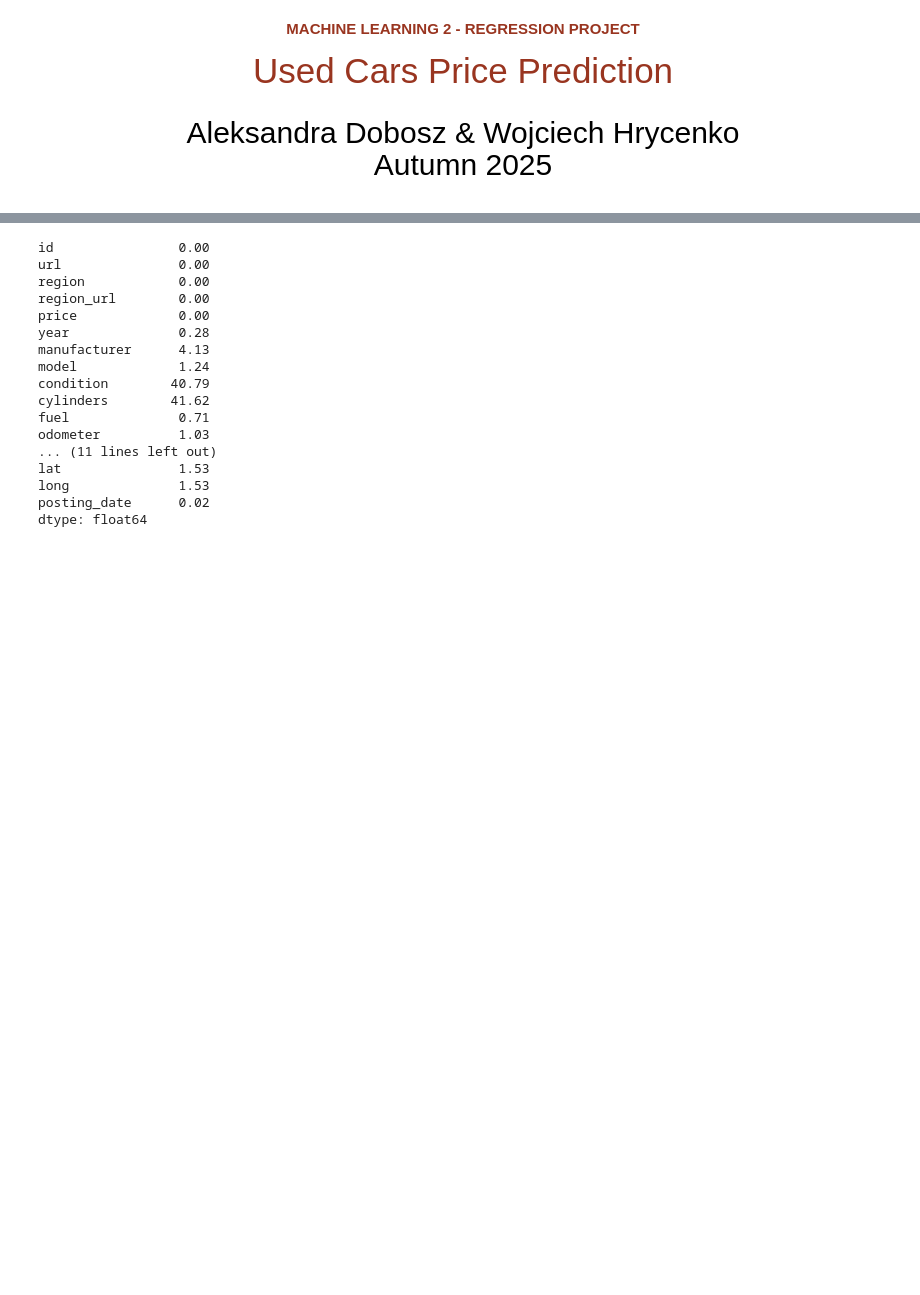
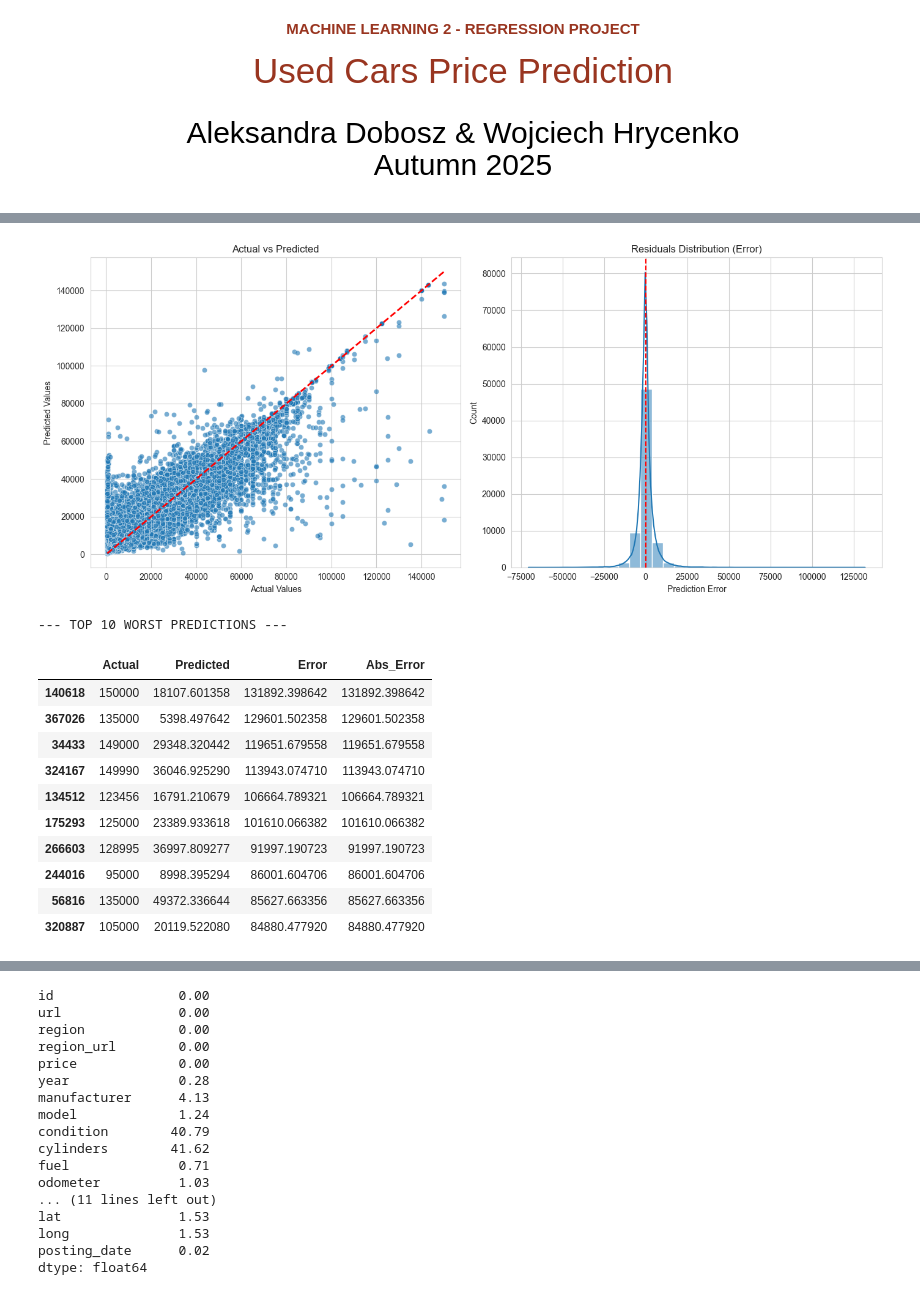
Before and after one commit to WojciechHrycenko/MachineLearning2, a Jupyter notebook: Regression - Used Cars/regression_user_cars.ipynb, the cells around one changed output, grey strips where cells are left out. Drawn from its saved outputs; the diff is of its cells as text; code cells hidden in the pictures; blank space fills up the shorter version.

```diff
--- a/Regression - Used Cars/regression_user_cars.ipynb
+++ b/Regression - Used Cars/regression_user_cars.ipynb
@@ -66,0 +554,61 @@ None
+# %%
+import matplotlib.pyplot as plt
+import seaborn as sns
+import pandas as pd
+
+# 1. Access the ALREADY trained model from your dictionary
+# You don't need to retrain it. The function modified it in place.
+best_model = models['Random Forest']
+
+# 2. Generate predictions on test set
+y_pred = best_model.predict(X_test)
+
+# 3. Create DataFrame for analysis
+df_analysis = pd.DataFrame({
+    'Actual': y_test,
+    'Predicted': y_pred,
+    'Error': y_test - y_pred,
+    'Abs_Error': abs(y_test - y_pred)
+})
+
+# 4. Visualizations
+plt.figure(figsize=(14, 6))
+
+# Subplot 1: Actual vs Predicted
+plt.subplot(1, 2, 1)
+sns.scatterplot(x='Actual', y='Predicted', data=df_analysis, alpha=0.6)
+# Reference line (Perfect prediction)
+min_val = min(y_test.min(), y_pred.min())
+max_val = max(y_test.max(), y_pred.max())
+plt.plot([min_val, max_val], [min_val, max_val], 'r--', lw=2)
+plt.title('Actual vs Predicted')
+plt.xlabel('Actual Values')
+plt.ylabel('Predicted Values')
+
+# Subplot 2: Residuals Distribution
+plt.subplot(1, 2, 2)
+sns.histplot(df_analysis['Error'], kde=True, bins=30)
+plt.axvline(x=0, color='r', linestyle='--')
+plt.title('Residuals Distribution (Error)')
+plt.xlabel('Prediction Error')
+
+plt.tight_layout()
+plt.show()
+
+# 5. Inspect the biggest outliers (The reason for high RMSE)
+print("--- TOP 10 WORST PREDICTIONS ---")
+display(df_analysis.sort_values(by='Abs_Error', ascending=False).head(10))
+# %% [output]
+[figure, added]
+--- TOP 10 WORST PREDICTIONS ---
+|  | Actual | Predicted | Error | Abs_Error |
+| 140618 | 150000 | 18107.601358 | 131892.398642 | 131892.398642 |
+| 367026 | 135000 | 5398.497642 | 129601.502358 | 129601.502358 |
+| 34433 | 149000 | 29348.320442 | 119651.679558 | 119651.679558 |
+| 324167 | 149990 | 36046.925290 | 113943.074710 | 113943.074710 |
+| 134512 | 123456 | 16791.210679 | 106664.789321 | 106664.789321 |
+| 175293 | 125000 | 23389.933618 | 101610.066382 | 101610.066382 |
+| 266603 | 128995 | 36997.809277 | 91997.190723 | 91997.190723 |
+| 244016 | 95000 | 8998.395294 | 86001.604706 | 86001.604706 |
+| 56816 | 135000 | 49372.336644 | 85627.663356 | 85627.663356 |
+| 320887 | 105000 | 20119.522080 | 84880.477920 | 84880.477920 |
```
Also changed, not shown: parts of 22 cells of this notebook.
